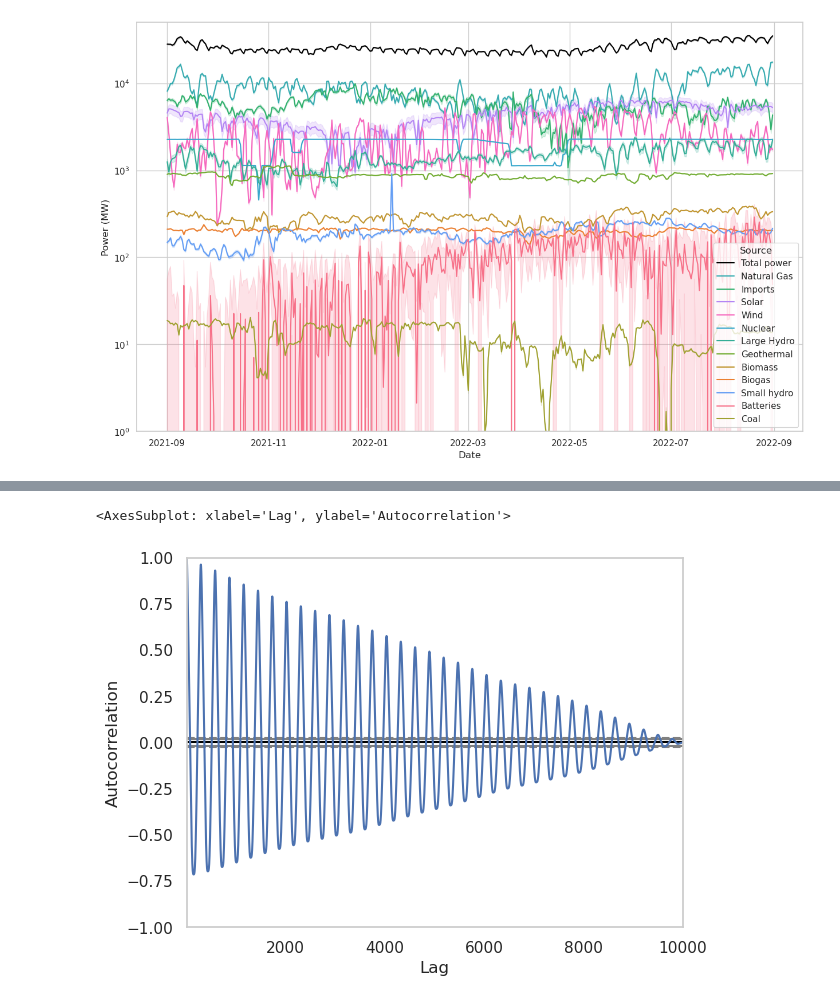
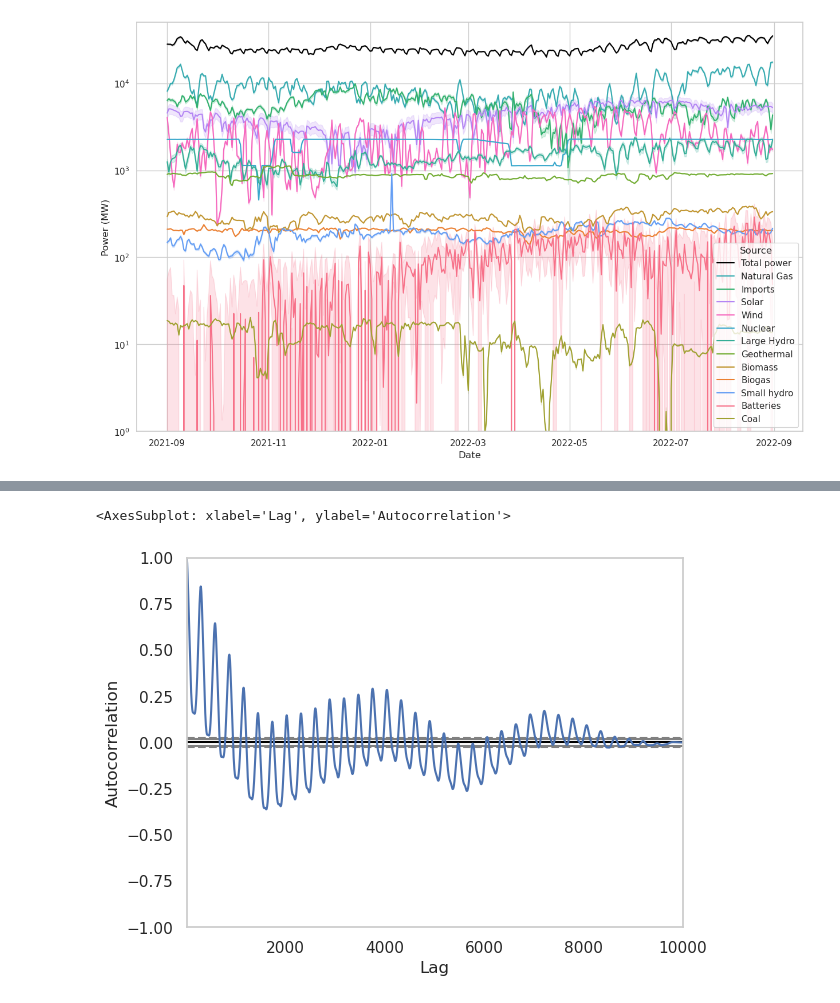
Before and after one commit to buuck/CAISO_renewable_energy, a Jupyter notebook: CAISO_analysis.ipynb, the cells around one changed output, grey strips where cells are left out. Saved outputs shown, nothing was run; the diff lists cells and outputs as text; code cells hidden in the pictures.

```diff
--- a/CAISO_analysis.ipynb
+++ b/CAISO_analysis.ipynb
@@ -64,0 +87,6 @@ df_reshaped.describe()
+# %%
+df_long = df.drop(columns=['Unnamed: 0'])\
+    .melt(id_vars=['Date', 'Time', 'DateTime', 'Month', 'Year'],
+          var_name='Source',
+          value_name='Power (MW)')
+df_long
@@ -87,0 +211,4 @@ plt.show()
+# %%
+df_long = df_long[df_long['Source']!='Total power']
+dispatchable = ['Natural Gas', 'Imports', 'Large Hydro', 'Small Hydro', 'Batteries', 'Coal']
+df_long['Dispatchable'] = df_long['Source'].apply(lambda x: x in dispatchable)
@@ -100,6 +261,5 @@ sns.lineplot(data=df_reshaped, x='Time', y='Power (MW)', hue='Variable')
 # %%
-# pd.plotting.autocorrelation_plot(df_reshaped[df_reshaped['Source']=='Natural Gas']['Power (MW)'][:10000])
-pd.plotting.autocorrelation_plot(df_reshaped[df_reshaped['Source']=='Solar']['Power (MW)'][:10000])
+pd.plotting.autocorrelation_plot(df_long[df_long['Source']=='Natural Gas']['Power (MW)'][:10000])
 # %% [output]
 <AxesSubplot: xlabel='Lag', ylabel='Autocorrelation'>
-[figure, old version]
+[figure, new version]
```
Also changed, not shown: parts of 33 cells of this notebook.
